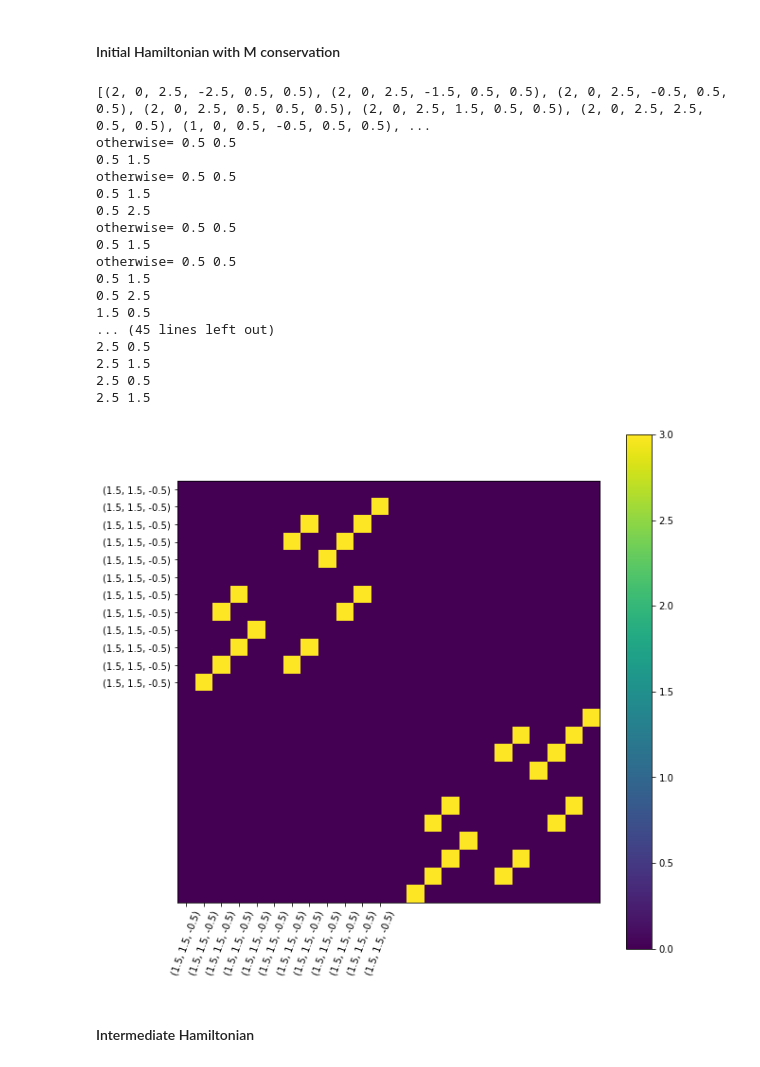
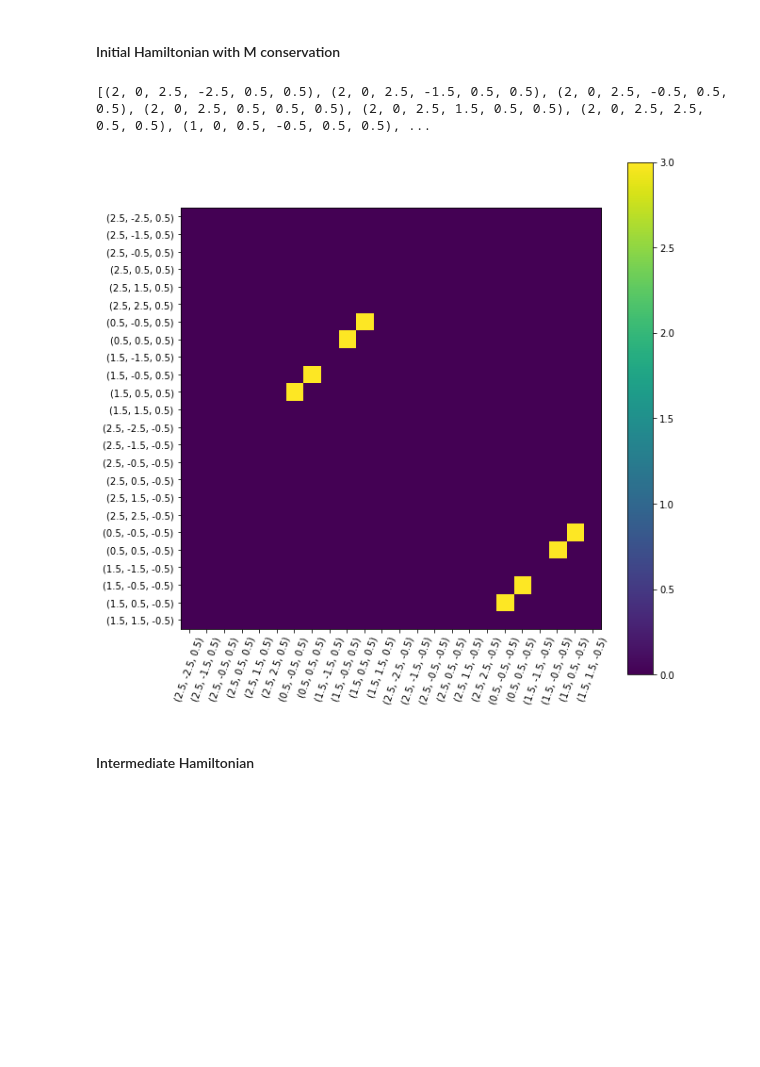
Before and after one commit to emacosta95/QuantumMachineLearningFermions, a Jupyter notebook: QuantumAnnealing.ipynb, the cells around one changed output. Cells and saved outputs as stored; diff of their text form; code cells hidden in the pictures; blank space fills up the shorter version.

```diff
--- a/QuantumAnnealing.ipynb
+++ b/QuantumAnnealing.ipynb
@@ -388,14 +472,14 @@ print('m value=',Moperator.hamiltonian @ TargetHamiltonian.hamiltonian- TargetHa
 #### Create the interpolate Hamiltonian and Perform the spectrum
 # %%
 ngrid=100
-nlevels=8
+nlevels=10
 lambd=np.linspace(0,1.,ngrid)
 
 spectrum=np.zeros((nlevels,ngrid))
 psi_spectrum = np.zeros((nlevels, InitialHamiltonian.basis.shape[0]))
 j_values=np.zeros_like(spectrum)
 m_values = np.zeros_like(spectrum)
-
+comm=np.zeros_like(spectrum)
 plt.plot(lambd)
 plt.plot(1-lambd)
 plt.plot(lambd*(1-lambd))
@@ -404,10 +488,11 @@ for i in trange(ngrid):
 
     ham=lambd[i]*TargetHamiltonian.hamiltonian+(1-lambd[i])*InitialHamiltonian.hamiltonian#+lambd[i]*(1-lambd[i])*IntermediateHamiltonian.hamiltonian
 
-    values,psis=eigsh(ham,k=8,which='SA')
+    values,psis=eigsh(ham,k=nlevels,which='SA')
     for a in range(psis.shape[-1]):
         j_values[a,i]=psis[:,a].conjugate().transpose() @ Joperator.hamiltonian @ psis[:,a]
         m_values[a, i] = SPS.compute_m_exp_value(psi=psis[:,a],basis=InitialHamiltonian.basis)
+        comm[a,i]=(psis[:,a].conjugate().transpose() @ Moperator.hamiltonian @ InitialHamiltonian.hamiltonian- InitialHamiltonian.hamiltonian @ Moperator.hamiltonian @ psis[:,a])[0]
 
     spectrum[:,i]=values
     psi_spectrum=psis
@@ -454,7 +566,7 @@ plt.show()
 #### Simulation of the Quantum Annealing
 # %%
 nstep =100
-tf = 30
+tf = 10
 time = np.linspace(0.0, tf, nstep)
 psi = psi_initial
 spectrum = np.zeros((nlevels, nstep))
@@ -471,7 +583,7 @@ for i in trange(nstep):
         InitialHamiltonian.hamiltonian * ( lambd[i])
         + TargetHamiltonian.hamiltonian * (1-lambd[i])
     ) #+lambd[i]*(1-lambd[i]) * IntermediateHamiltonian.hamiltonian
-    values, psis = eigsh(time_hamiltonian, k=8, which="SA")
+    values, psis = eigsh(time_hamiltonian, k=nlevels, which="SA")
     psi=expm_multiply(-1j*dt*time_hamiltonian,psi)
 
     e_ave=psi.conjugate().transpose()@ time_hamiltonian @ psi
@@ -560,21 +682,22 @@ SPS=SingleParticleState(file_name=file_name)
 # %%
-nparticles_a=2
-nparticles_b=2
+nparticles_a=6
+nparticles_b=0
 
 size_a=SPS.energies.shape[0]//2
 size_b=SPS.energies.shape[0]//2
 # %% [markdown]
 #### $J^2$ Matrix
 # %%
-matrix_j,energies=get_twobody_nuclearshell_model(file_name='data/j2.int')
+matrix_j,_=get_twobody_nuclearshell_model(file_name='data/j2.int')
 
+energies=SPS.energies
 
 diag_j=np.zeros(energies.shape[0])
 diag_m=np.zeros(energies.shape[0])
 label=[]
 for i in range(energies.shape[0]):
     n,l,j,m,t,tz=SPS.state_encoding[i]
-    label.append((ji,mi,tzi))
+    label.append((j,m,tz))
     diag_j[i]=j*(j+1)
     diag_m[i]=m
 
@@ -639,11 +764,11 @@ print(egs)
 #### Initial Hamiltonian with M conservation
 # %%
 
-t=3.
-w=-3.
-h=2
+t=3
+w=-3
+h=-3.
 g=0.
-r=3.
+r=0.
 InitialHamiltonian=FermiHubbardHamiltonian(size_a=size_a,size_b=size_b,nparticles_a=nparticles_a,nparticles_b=nparticles_b)
 print(SPS.state_encoding)
 kinetic_term:Dict={}
@@ -695,11 +820,32 @@ for tzi in [1/2,-1/2]:
         for tupj in mj_list:
             mj,jj,nj=tupj
             if mi!=mj:
-                print(mi,mj)
                 continue
             if ji==jj:
                 continue
-            print('otherwise=',mi,mj)
+
+            if (ji==1.5 and np.abs(mi)==0.5 and np.abs(mj)==0.5 and jj==2.5) or (ji==2.5 and np.abs(mi)==0.5 and np.abs(mj)==0.5 and jj==1.5):
+               continue
+
+            if (ji==1.5 and np.abs(mi)==1.5 and np.abs(mj)==1.5 and jj==2.5) or (ji==2.5 and np.abs(mi)==1.5 and np.abs(mj)==1.5 and jj==1.5):
+               continue
+
+
+            #if (ji==1.5 and np.abs(mi)==0.5 and np.abs(mj)==0.5 and jj==0.5) or (ji==0.5 and np.abs(mi)==0.5 and np.abs(mj)==0.5 and jj==1.5):
+            #    continue
+
+            if (ji==2.5 and np.abs(mi)==0.5 and np.abs(mj)==0.5 and jj==0.5) or (ji==0.5 and np.abs(mi)==0.5 and np.abs(mj)==0.5 and jj==2.5):
+               continue
+
+            # if (ji==1.5 and jj==0.5) or (jj==1.5 and ji==0.5):
+            #     t=4
+            #     w=-4
+            # else:
+            #     t=2
+            #     w=-2
+
+
+
             #if ni==nj:
             i=SPS.get_index((ni,0,ji,mi,1/2,tzi))
             k=SPS.get_index((ni,0,ji,-1*mi,1/2,tzi))
@@ -737,50 +883,34 @@ for tzi in [1/2,-1/2]:
 # #         (nj,lj,jj,mj,tj,tzj)=SPS.state_encoding[j]
 # #         if np.isclose(mi,-mj) and np.isclose(ni,nj):
 
 # #             if size_b==size_a:
 # #                 kinetic_term[(size_a +i,size_a+j)]=t#np.abs(mi-mj)#+np.abs(ji-jj)
 
 external_field=np.zeros(size_a+size_b)
 for i in range(size_a+size_b):
     (ni,li,ji,mi,ti,tzi)=SPS.state_encoding[i]
     external_field[i]=h*(ji)+g*np.abs(mi)+r*ni
 
     #external_field[i] = SPS.energies[i]
 
 
 InitialHamiltonian.get_kinetic_operator(adj_matrix=kinetic_term)
 InitialHamiltonian.get_external_potential(external_field)
 InitialHamiltonian.get_hamiltonian()
 
 einitial,psi_initial=InitialHamiltonian.get_spectrum(n_states=1)
 
 plt.figure(figsize=(10,10))
 plt.imshow(adj_matrix)
 plt.colorbar()
 plt.xticks(np.arange(energies.shape[0]),label,rotation=70)
 plt.yticks(np.arange(energies.shape[0]),label)
 
 plt.savefig('images/na20_topology')
 plt.show()
 # %% [output]
 [(2, 0, 2.5, -2.5, 0.5, 0.5), (2, 0, 2.5, -1.5, 0.5, 0.5), (2, 0, 2.5, -0.5, 0.5, 0.5), (2, 0, 2.5, 0.5, 0.5, 0.5), (2, 0, 2.5, 1.5, 0.5, 0.5), (2, 0, 2.5, 2.5, 0.5, 0.5), (1, 0, 0.5, -0.5, 0.5, 0.5), ...
-otherwise= 0.5 0.5
-0.5 1.5
-otherwise= 0.5 0.5
-0.5 1.5
-0.5 2.5
-otherwise= 0.5 0.5
-0.5 1.5
-otherwise= 0.5 0.5
-0.5 1.5
-0.5 2.5
-1.5 0.5
-... (45 lines left out)
-2.5 0.5
-2.5 1.5
-2.5 0.5
-2.5 1.5
-[figure, old version]
+[figure, new version]
 # %% [markdown]
 #### Intermediate Hamiltonian
 # %%
```
Also changed, not shown: parts of 25 cells of this notebook, 15 other files.
